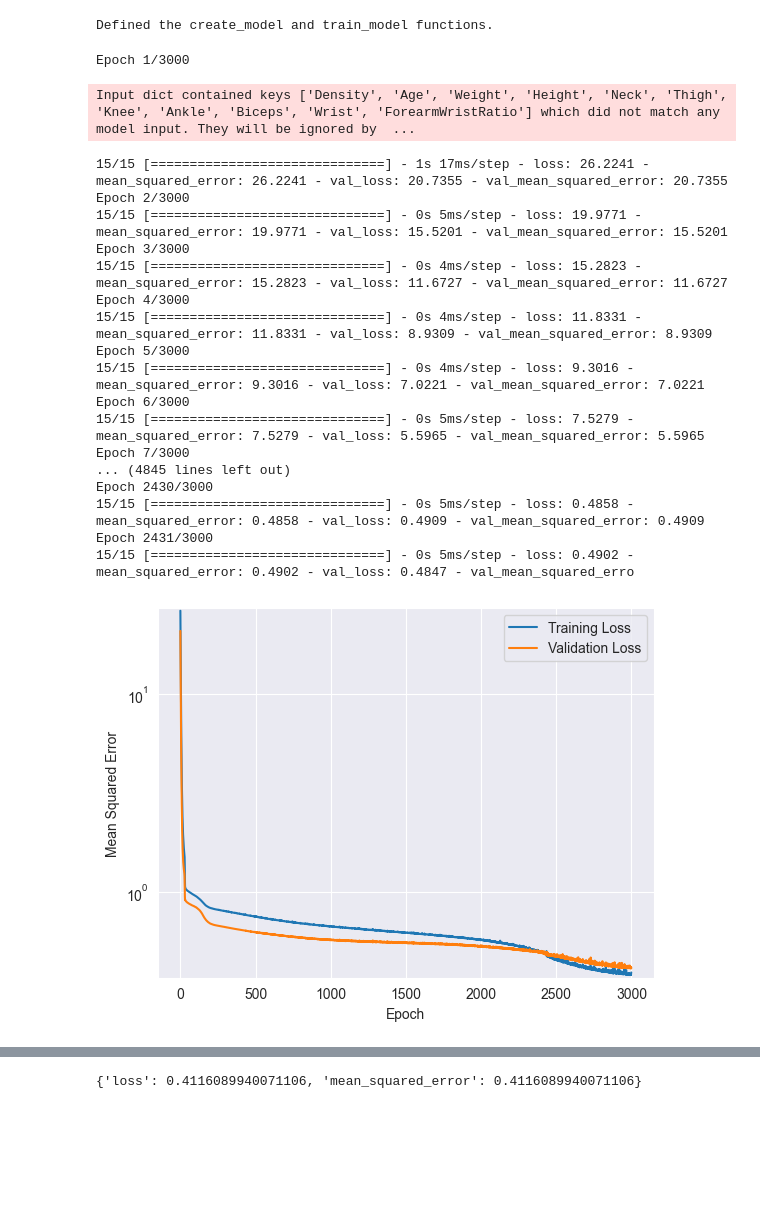
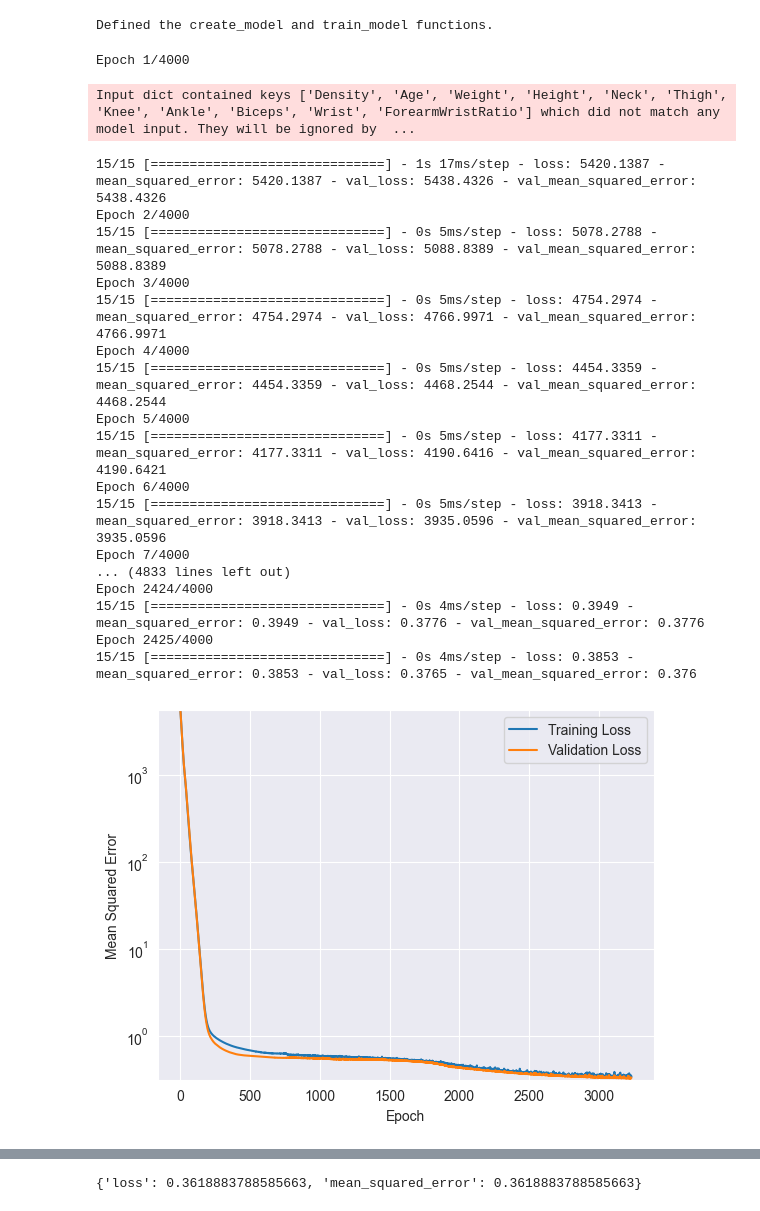
Before and after one commit to Stegi56/Body-Fat-Estimator, a Jupyter notebook: model2.ipynb, the cells around one changed output, grey strips where cells are left out. Drawn from its saved outputs; the diff is of its cells as text; code cells hidden in the pictures; blank space fills up the shorter version.

Commit message:
added knee, good loss

```diff
--- a/model2.ipynb
+++ b/model2.ipynb
@@ -214,6 +214,9 @@ inputs = {
     'Hip':
         tf.keras.layers.Input(shape=(1,), dtype=tf.float32,
                               name='Hip'),
+    'Knee':
+        tf.keras.layers.Input(shape=(1,), dtype=tf.float32,
+                              name='Knee'),
 }
 
 # Useless Features:
@@ -294,6 +297,15 @@ hip.adapt(trainDF['Hip'])
 hip_input = tf.keras.Input(shape=(1,), name='Hip')
 hip_output = hip(hip_input)
 
+# Normalization for Knee
+knee = tf.keras.layers.Normalization(
+    name='normalization_knee',
+    axis=None
+)
+knee.adapt(trainDF['Knee'])
+knee_input = tf.keras.Input(shape=(1,), name='Knee')
+knee_output = knee(knee_input)
+
 print("Preprocessing layers defined.")
 # %% [output]
 Preprocessing layers defined.
@@ -390,20 +402,20 @@ def get_outputs_linear_regression():
   return outputs
 # %%
 def get_outputs_dnn():
-  dense_output_1 = tf.keras.layers.Dense(units=8, input_shape=(8,),
+  dense_output_1 = tf.keras.layers.Dense(units=9, input_shape=(9,),
                               activation='softplus',
                               name='hidden_dense_layer_1')(preprocessing_layers)
-  dense_output_2 = tf.keras.layers.Dense(units=6, input_shape=(8,),
+  dense_output_2 = tf.keras.layers.Dense(units=7, input_shape=(9,),
                               activation='linear',
                               name='hidden_dense_layer_2')(dense_output_1)
-  dense_output_3 = tf.keras.layers.Dense(units=4, input_shape=(6,),
+  dense_output_3 = tf.keras.layers.Dense(units=5, input_shape=(7,),
                               activation='softplus',
                               name='hidden_dense_layer_3')(dense_output_2)
-  dense_output_4 = tf.keras.layers.Dense(units=2, input_shape=(4,),
+  dense_output_4 = tf.keras.layers.Dense(units=3, input_shape=(5,),
                               activation='softplus',
                               name='hidden_dense_layer_4')(dense_output_3)
 
-  dense_output = tf.keras.layers.Dense(units=1, input_shape=(2,),
+  dense_output = tf.keras.layers.Dense(units=1, input_shape=(3,),
                               activation='linear',
                               name='output_layer')(dense_output_4)
 
@@ -415,8 +427,8 @@ def get_outputs_dnn():
   return outputs
 # %%
 # The following variables are the hyperparameters.
-learning_rate = 0.00008
-epochs = 3000
+learning_rate = 0.00009
+epochs = 4000
 batch_size = 10
 l2_regularization = 10
 patience = 70
@@ -425,50 +437,50 @@ patience = 70
 label_name = "BodyFat"
 
 # Split the original training set into a reduced training set and a
 # validation set.
 validation_split = 0.2
 
 dnn_outputs = get_outputs_dnn()
 
 # Establish the model's topography.
 my_model = create_model(
     inputs,
     dnn_outputs,
     learning_rate, l2_regularization)
 
 # Train the model on the normalized training set. We're passing the entire
 # normalized training set, but the model will only use the features
 # defined in our inputs.
 epochs, mse, history = train_model(my_model, trainDF, epochs,
                                    batch_size, label_name, patience, validation_split)
 plot_the_loss_curve(epochs, mse, history["val_mean_squared_error"])
 
 # After building a model against the training set, test that model
 # against the test set.
 test_features = {name:np.array(value) for name, value in testDF.items()}
 test_label = test_bodyfat_normalized(np.array(test_features.pop(label_name))) # isolate the label
 
 print("\n Evaluate the new model against the test set:")
 my_model.evaluate(x = test_features, y = test_label, batch_size=batch_size, return_dict=True)
 # %% [output]
-Epoch 1/3000
+Epoch 1/4000
 Input dict contained keys ['Density', 'Age', 'Weight', 'Height', 'Neck', 'Thigh', 'Knee', 'Ankle', 'Biceps', 'Wrist', 'ForearmWristRatio'] which did not match any model input. They will be ignored by  ...
-15/15 [==============================] - 1s 17ms/step - loss: 26.2241 - mean_squared_error: 26.2241 - val_loss: 20.7355 - val_mean_squared_error: 20.7355
-Epoch 2/3000
-15/15 [==============================] - 0s 5ms/step - loss: 19.9771 - mean_squared_error: 19.9771 - val_loss: 15.5201 - val_mean_squared_error: 15.5201
-Epoch 3/3000
-15/15 [==============================] - 0s 4ms/step - loss: 15.2823 - mean_squared_error: 15.2823 - val_loss: 11.6727 - val_mean_squared_error: 11.6727
-Epoch 4/3000
-15/15 [==============================] - 0s 4ms/step - loss: 11.8331 - mean_squared_error: 11.8331 - val_loss: 8.9309 - val_mean_squared_error: 8.9309
-Epoch 5/3000
-15/15 [==============================] - 0s 4ms/step - loss: 9.3016 - mean_squared_error: 9.3016 - val_loss: 7.0221 - val_mean_squared_error: 7.0221
-Epoch 6/3000
-15/15 [==============================] - 0s 5ms/step - loss: 7.5279 - mean_squared_error: 7.5279 - val_loss: 5.5965 - val_mean_squared_error: 5.5965
-Epoch 7/3000
-... (4845 lines left out)
-Epoch 2430/3000
-15/15 [==============================] - 0s 5ms/step - loss: 0.4858 - mean_squared_error: 0.4858 - val_loss: 0.4909 - val_mean_squared_error: 0.4909
-Epoch 2431/3000
-15/15 [==============================] - 0s 5ms/step - loss: 0.4902 - mean_squared_error: 0.4902 - val_loss: 0.4847 - val_mean_squared_erro
+15/15 [==============================] - 1s 17ms/step - loss: 5420.1387 - mean_squared_error: 5420.1387 - val_loss: 5438.4326 - val_mean_squared_error: 5438.4326
+Epoch 2/4000
+15/15 [==============================] - 0s 5ms/step - loss: 5078.2788 - mean_squared_error: 5078.2788 - val_loss: 5088.8389 - val_mean_squared_error: 5088.8389
+Epoch 3/4000
+15/15 [==============================] - 0s 5ms/step - loss: 4754.2974 - mean_squared_error: 4754.2974 - val_loss: 4766.9971 - val_mean_squared_error: 4766.9971
+Epoch 4/4000
+15/15 [==============================] - 0s 5ms/step - loss: 4454.3359 - mean_squared_error: 4454.3359 - val_loss: 4468.2544 - val_mean_squared_error: 4468.2544
+Epoch 5/4000
+15/15 [==============================] - 0s 5ms/step - loss: 4177.3311 - mean_squared_error: 4177.3311 - val_loss: 4190.6416 - val_mean_squared_error: 4190.6421
+Epoch 6/4000
+15/15 [==============================] - 0s 5ms/step - loss: 3918.3413 - mean_squared_error: 3918.3413 - val_loss: 3935.0596 - val_mean_squared_error: 3935.0596
+Epoch 7/4000
+... (4833 lines left out)
+Epoch 2424/4000
+15/15 [==============================] - 0s 4ms/step - loss: 0.3949 - mean_squared_error: 0.3949 - val_loss: 0.3776 - val_mean_squared_error: 0.3776
+Epoch 2425/4000
+15/15 [==============================] - 0s 4ms/step - loss: 0.3853 - mean_squared_error: 0.3853 - val_loss: 0.3765 - val_mean_squared_error: 0.376
-[figure, old version]
+[figure, new version]
  Evaluate the new model against the test set:
@@ -476,4 +488,4 @@ Epoch 2431/3000
-{'loss': 0.4116089940071106, 'mean_squared_error': 0.4116089940071106}
+{'loss': 0.3618883788585663, 'mean_squared_error': 0.3618883788585663}
 # %%
 #Output weights
 input_layer = my_model.layers[len(inputs)+1]
```
Also changed, not shown: parts of 3 cells of this notebook.
